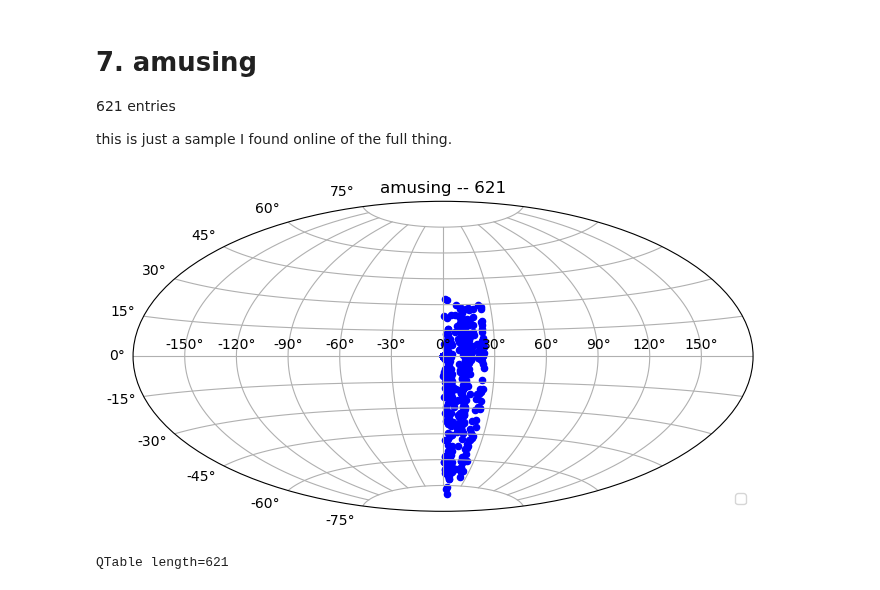
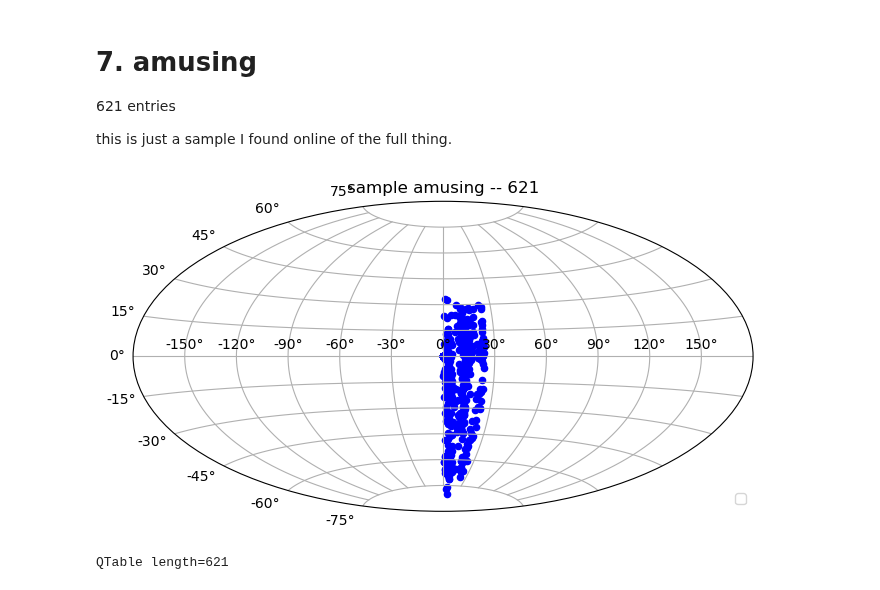
Before and after one commit to teuben/GBT-EDGE-HI, a Jupyter notebook: gals/hi_surveys.ipynb, the cells around one changed output. Cells and saved outputs as stored; diff of their text form; code cells hidden in the pictures.

```diff
--- a/gals/hi_surveys.ipynb
+++ b/gals/hi_surveys.ipynb
@@ -1246,17 +1226,17 @@ t7_c = SkyCoord(t7['al2000']*u.deg,t7['de2000']*u.deg)
 # %%
 plt.figure(figsize=(8, 4.2))
 ax = plt.subplot(111, projection="aitoff")
 ax.grid(True)
 
 coords = t7_c
 ra_rad = coords.ra.wrap_at(180 * u.deg).radian
 dec_rad = coords.dec.radian
 cnt = len(coords)
 ax.scatter(ra_rad, dec_rad, color='blue', s=20)
 ax.legend(loc="lower right")
-ax.set_title(f'amusing -- {cnt}');
+ax.set_title(f'sample amusing -- {cnt}');
 # %% [output]
-[figure, old version]
+[figure, new version]
 # %%
 t7.keys()
 t7
```
Also changed, not shown: parts of 33 cells of this notebook.
